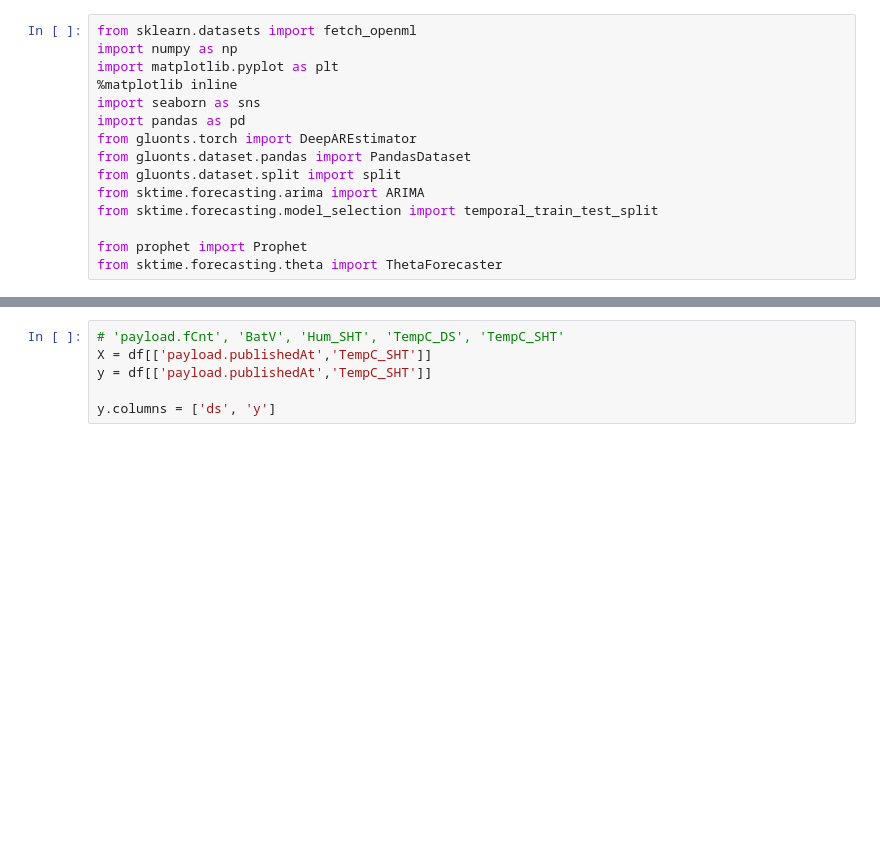
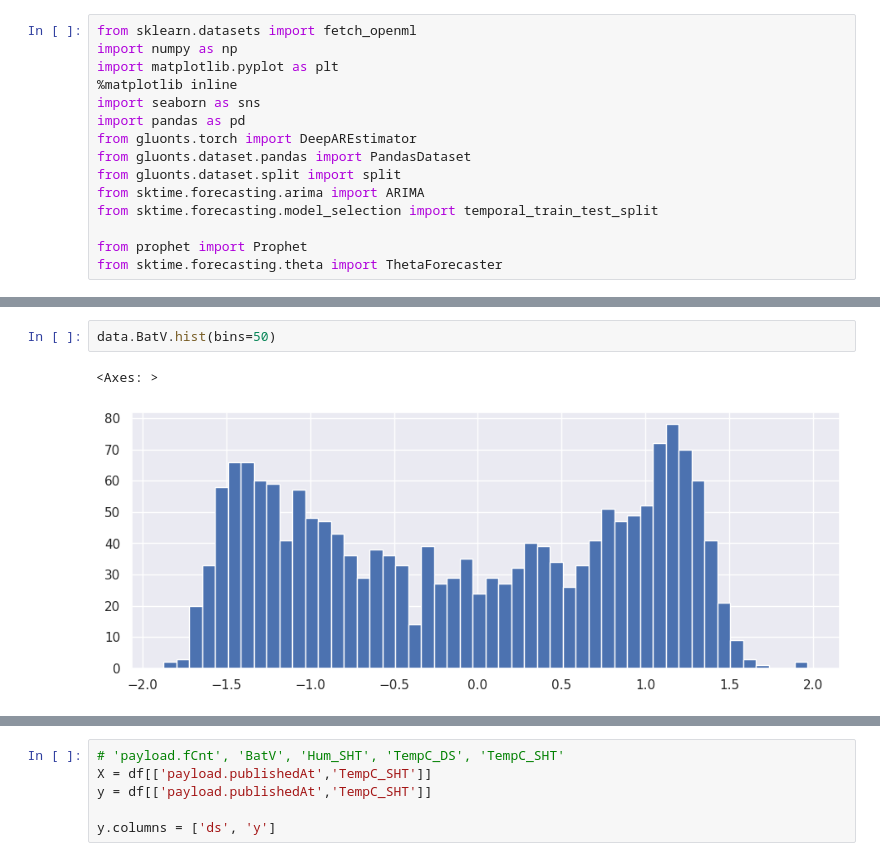
Before and after one commit to MuayThaiLegz/PracticeCrazy, a Jupyter notebook: Untitled10.ipynb, the cells around one changed output, grey strips where cells are left out. Cells and saved outputs as stored; diff of their text form; blank space fills up the shorter version.

```diff
--- a/Untitled10.ipynb
+++ b/Untitled10.ipynb
@@ -36,0 +61,5 @@ df = data[['payload.publishedAt','TempC_SHT']]
+# %%
+data.BatV.hist(bins=50)
+# %% [output]
+<Axes: >
+[figure, added]
```
Also changed, not shown: parts of 47 cells of this notebook.
